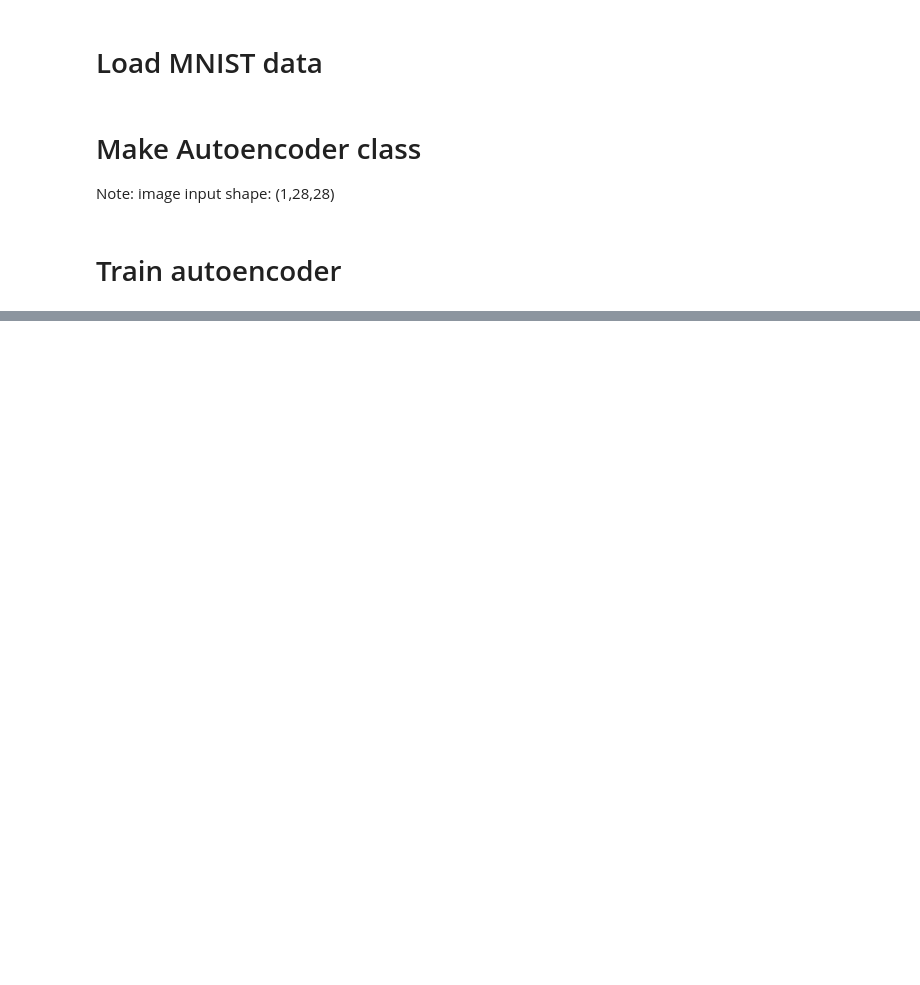
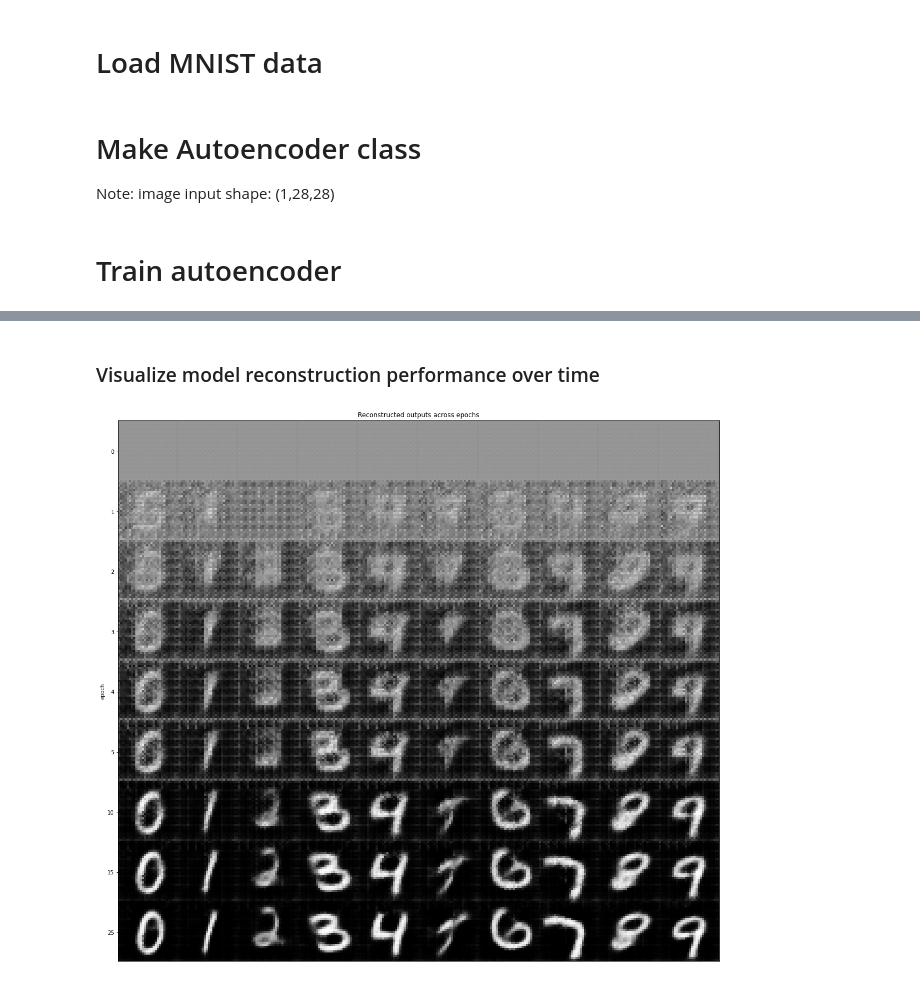
Before and after one commit to justinpyron/deep_learning, a Jupyter notebook: autoencoder_cnn.ipynb, the cells around one changed output, grey strips where cells are left out. Cells and saved outputs as stored; diff of their text form; code cells hidden in the pictures; blank space fills up the shorter version.

```diff
--- a/autoencoder_cnn.ipynb
+++ b/autoencoder_cnn.ipynb
@@ -196,0 +213,27 @@ decode_random(10, model)
+# %% [markdown]
+### Visualize model reconstruction performance over time
+# %%
+idx = dict()
+i = 0
+while len(idx) < 10:
+    x,label = test_set[i]
+    idx[label] = i
+    i += 1
+examples = [test_set[idx[i]][0] for i in range(10)]
+
+for m in model_list:
+    m.eval()
+with torch.no_grad():
+    epochs = [0,1,2,3,4,5,10,15,25]
+    output = [[model_list[i](x.unsqueeze(0))[0].squeeze().squeeze() for x in examples] for i in epochs]
+merged = np.vstack([np.hstack(epoch) for epoch in output])
+
+plt.figure(figsize=(2*10, 2*n_epoch))
+plt.imshow(merged, cmap='gray')
+plt.xticks([])
+plt.yticks([14 + 28*i for i in range(len(epochs))], epochs)
+plt.ylabel('epoch')
+plt.title('Reconstructed outputs across epochs')
+plt.show()
+# %% [output]
+[figure, added]
```
Also changed, not shown: parts of 10 cells of this notebook.
